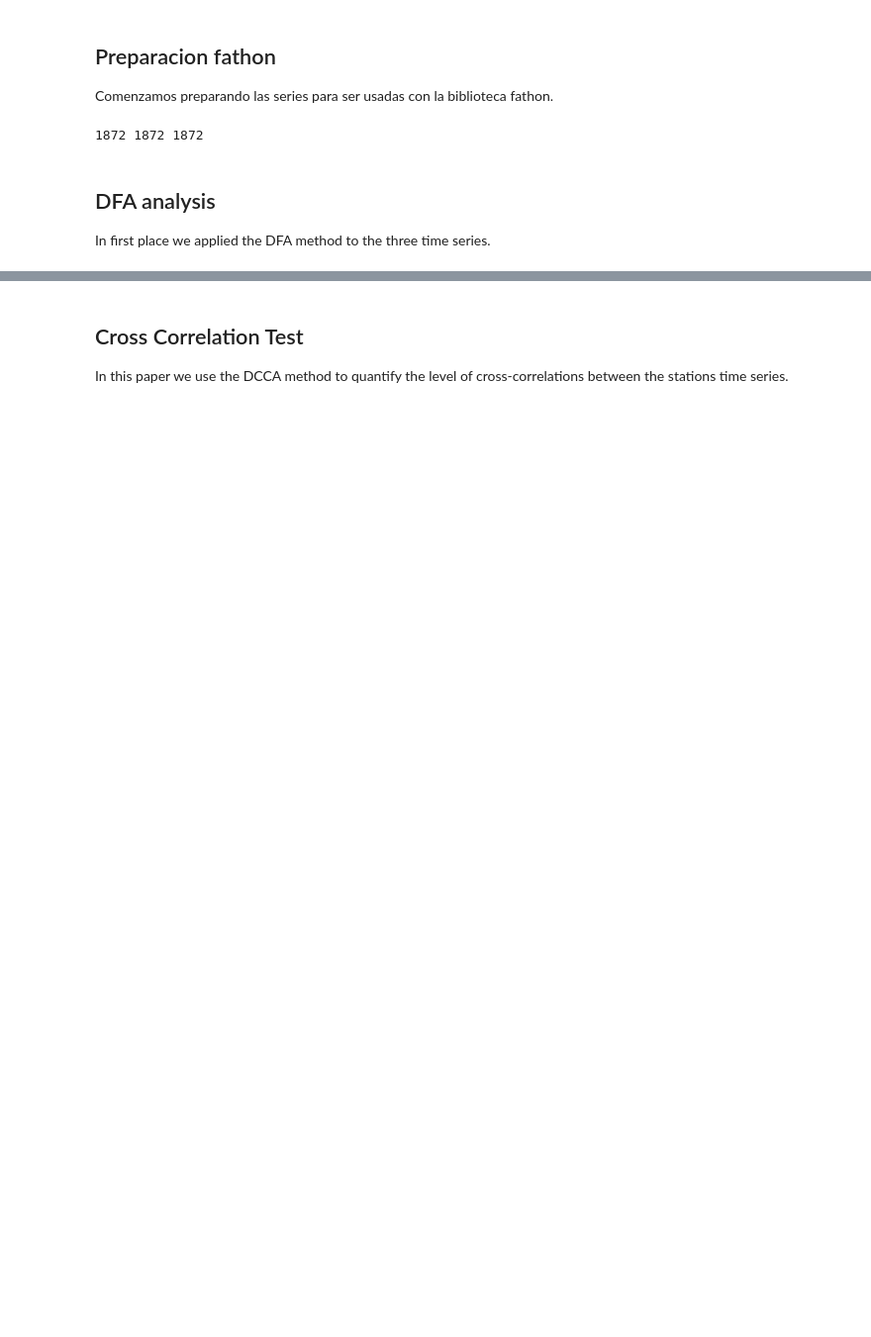
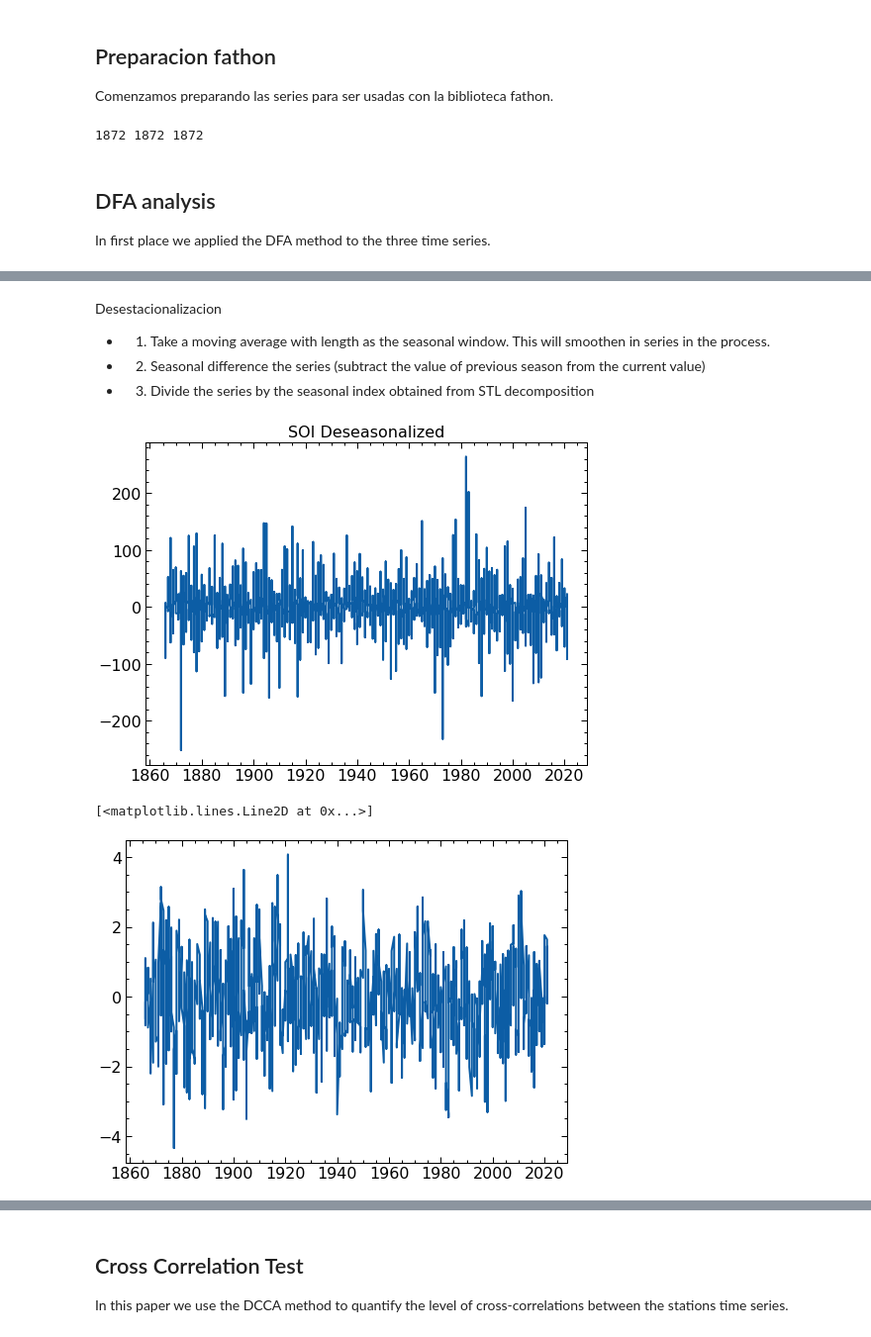
Before and after one commit to sebasjaro/MFDFAX, a Jupyter notebook: Python/El Niño - Southern Oscillation.ipynb, the cells around one changed output, grey strips where cells are left out. Shown at 99% size. Saved outputs shown, nothing was run; the diff lists cells and outputs as text; code cells hidden in the pictures; blank space fills up the shorter version.

```diff
--- a/Python/El Niño - Southern Oscillation.ipynb
+++ b/Python/El Niño - Southern Oscillation.ipynb
@@ -285,0 +326,22 @@ plt.show()
+# %% [markdown]
+Desestacionalizacion
+- 1. Take a moving average with length as the seasonal window. This will smoothen in series in the process.
+
+- 2. Seasonal difference the series (subtract the value of previous season from the current value)
+
+- 3. Divide the series by the seasonal index obtained from STL decomposition
+# %%
+from statsmodels.tsa.seasonal import seasonal_decompose
+
+result_mul = seasonal_decompose(soi, model = 'aditive', period=12)
+
+deseasonalized = soi / result_mul.seasonal
+plt.plot(year,deseasonalized)
+plt.title('SOI Deseasonalized', fontsize=16)
+plt.plot()
+plt.show()
+plt.plot(year, soi)
+# %% [output]
+[figure, added]
+[<matplotlib.lines.Line2D at 0x...>]
+[figure, added]
```
Also changed, not shown: parts of 10 cells of this notebook.
